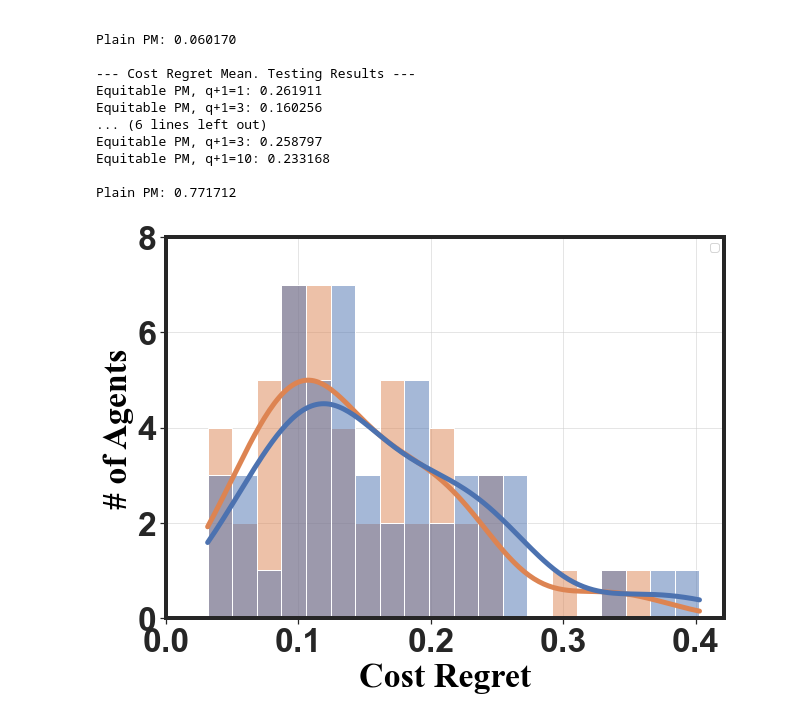
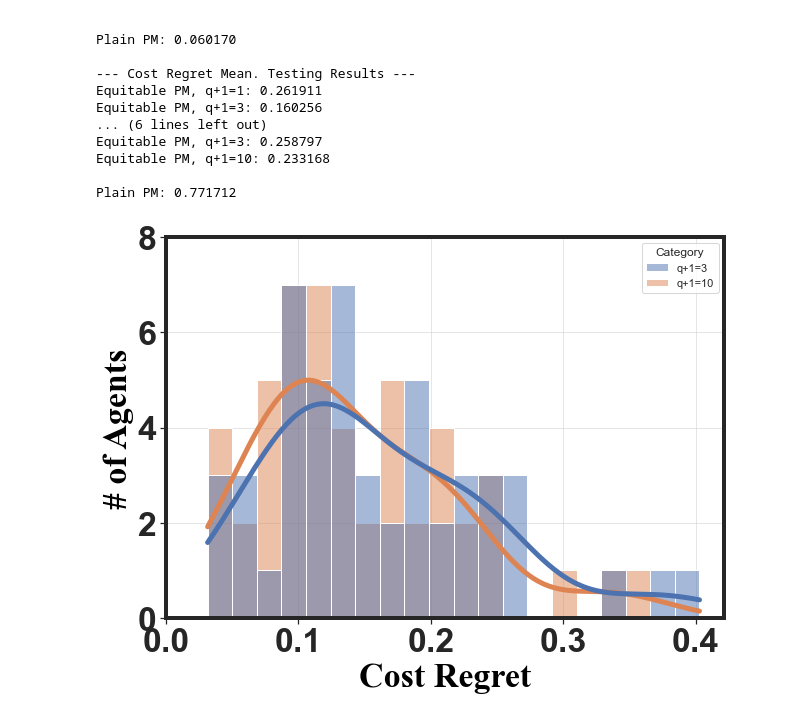
Before and after one commit to Ren-Research/Socially-Equitable-Public-Models, a Jupyter notebook: results/dc/plots.ipynb, the cells around one changed output. Saved outputs shown, nothing was run; the diff lists cells and outputs as text; code cells hidden in the pictures.

```diff
--- a/results/dc/plots.ipynb
+++ b/results/dc/plots.ipynb
@@ -358,32 +358,32 @@ sns.histplot(
     data=df_res_melted,
     x="Value",
     hue="Category",
     hue_order=["q+1=3", "q+1=10"],
     bins=20,
     kde=True,
     line_kws={"lw": 5}
 )
 
 # Customize the font
 ax.spines['bottom'].set_linewidth(4)
 ax.spines['left'].set_linewidth(4)
 ax.spines['right'].set_linewidth(4)
 ax.spines['top'].set_linewidth(4)
 
 # Customize ticks and labels
 plt.yticks(fontsize=34, fontweight='bold')
 plt.xticks(fontsize=34, fontweight='bold')
 ax.set_xticks([0, 0.1, 0.2, 0.3, 0.4], fontweight='bold', fontsize=34)
 ax.set_yticks([0, 2, 4, 6, 8], fontweight='bold', fontsize=34)
 ax.set_ylim([0, 8])
 
 ax.set_xlabel("Cost Regret", fontweight='bold', fontdict=font)
 ax.set_ylabel("# of Agents", fontweight='bold', fontdict=font)
 
 # Add grid
 plt.grid(True, alpha=0.5)
-plt.legend("")
+
 
 plt.show()
 # %% [output]
-[figure, old version]
+[figure, new version]
```
Also changed, not shown: parts of 2 cells of this notebook, 1 other file.
